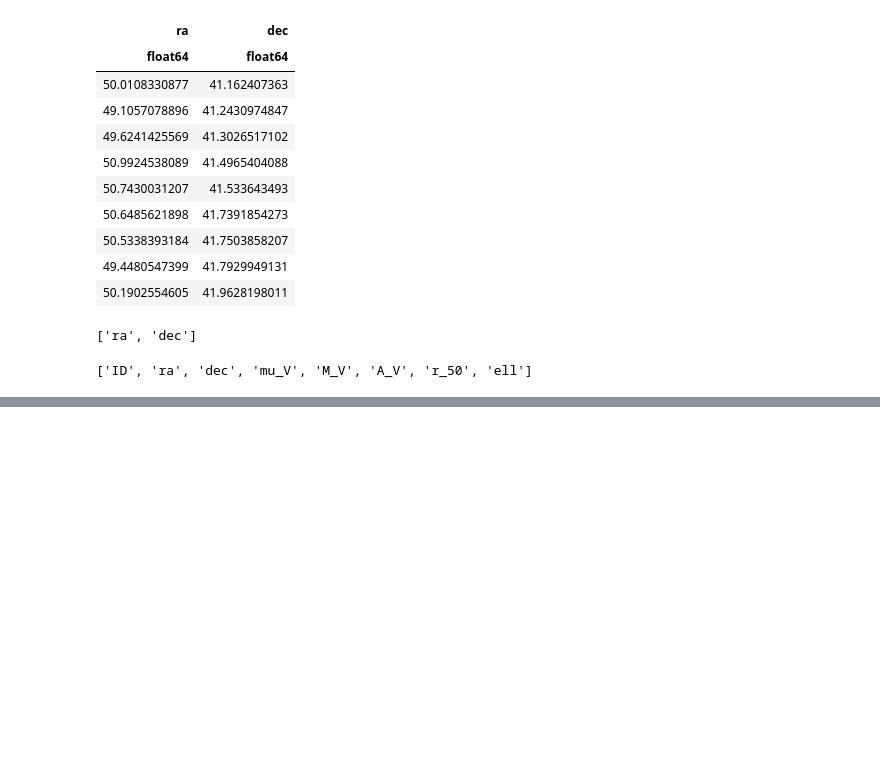
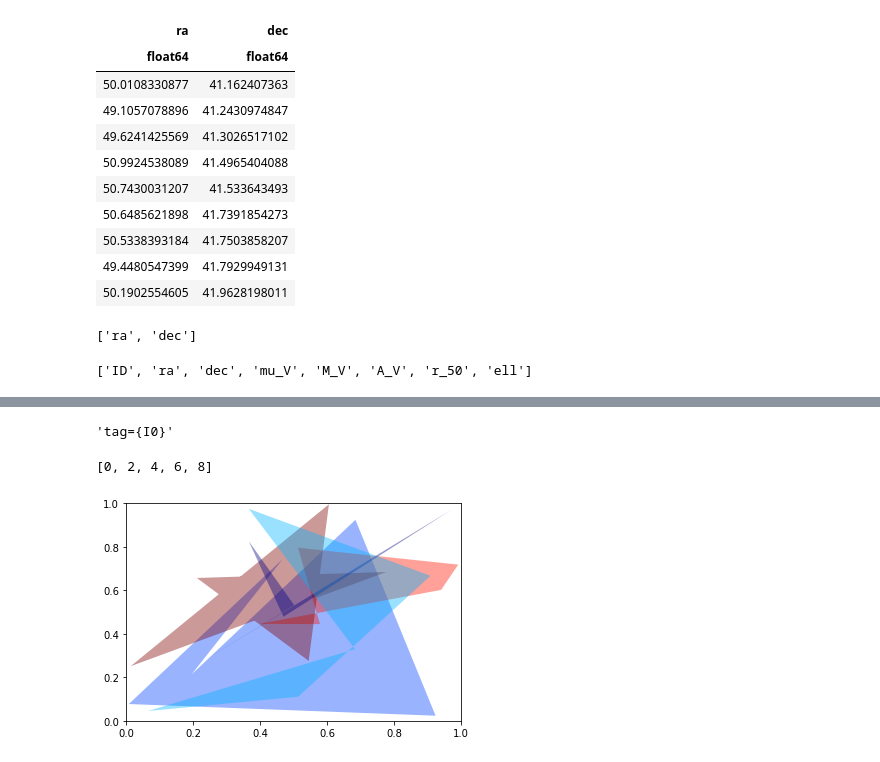
Before and after one commit to tlmakinen/ultra-diffuse-galaxies, a Jupyter notebook: perseus_plot.ipynb, the cells around one changed output, grey strips where cells are left out. Cells and saved outputs as stored; diff of their text form; code cells hidden in the pictures; blank space fills up the shorter version.

Commit message:
lots of work done on perseus plot

```diff
--- a/perseus_plot.ipynb
+++ b/perseus_plot.ipynb
@@ -39,0 +52,4 @@ wittmann.colnames
+# %%
+def image_file(imagenum):  # takes each file's number and returns a string filename
+    fname = 'regfiles/%s.reg' %imagenum
+    return fname
@@ -39,0 +109,45 @@ wittmann.colnames
+# %%
+def getpolygon(imagenum, tag,  )
+
+
+r = pyregion.open("regfiles/502.reg")
+
+
+r[0].comment
+# %% [output]
+'tag={I0}'
+# %%
+a = [0,1,2,3,4,5,6,7,8,9]
+
+b = a[::2]  # Start at first element, then every other.
+c = a[1::2]  # Start at second element, then every other.
+
+print(b)
+# %% [output]
+[0, 2, 4, 6, 8]
+# %%
+import numpy as np
+
+import matplotlib.pyplot as plt
+import matplotlib
+from matplotlib.patches import Polygon
+from matplotlib.collections import PatchCollection
+
+fig, ax = plt.subplots()
+patches = []
+N = 5
+
+for i in range(N):
+    polygon = Polygon(np.random.rand(N,2), True)
+    patches.append(polygon)
+
+p = PatchCollection(patches, cmap=matplotlib.cm.jet, alpha=0.4)
+
+colors = 100*np.random.rand(len(patches))
+p.set_array(np.array(colors))
+
+ax.add_collection(p)
+
+plt.show()
+# %% [output]
+[figure, added]
```
Also changed, not shown: parts of 13 cells of this notebook, 1 other file.
